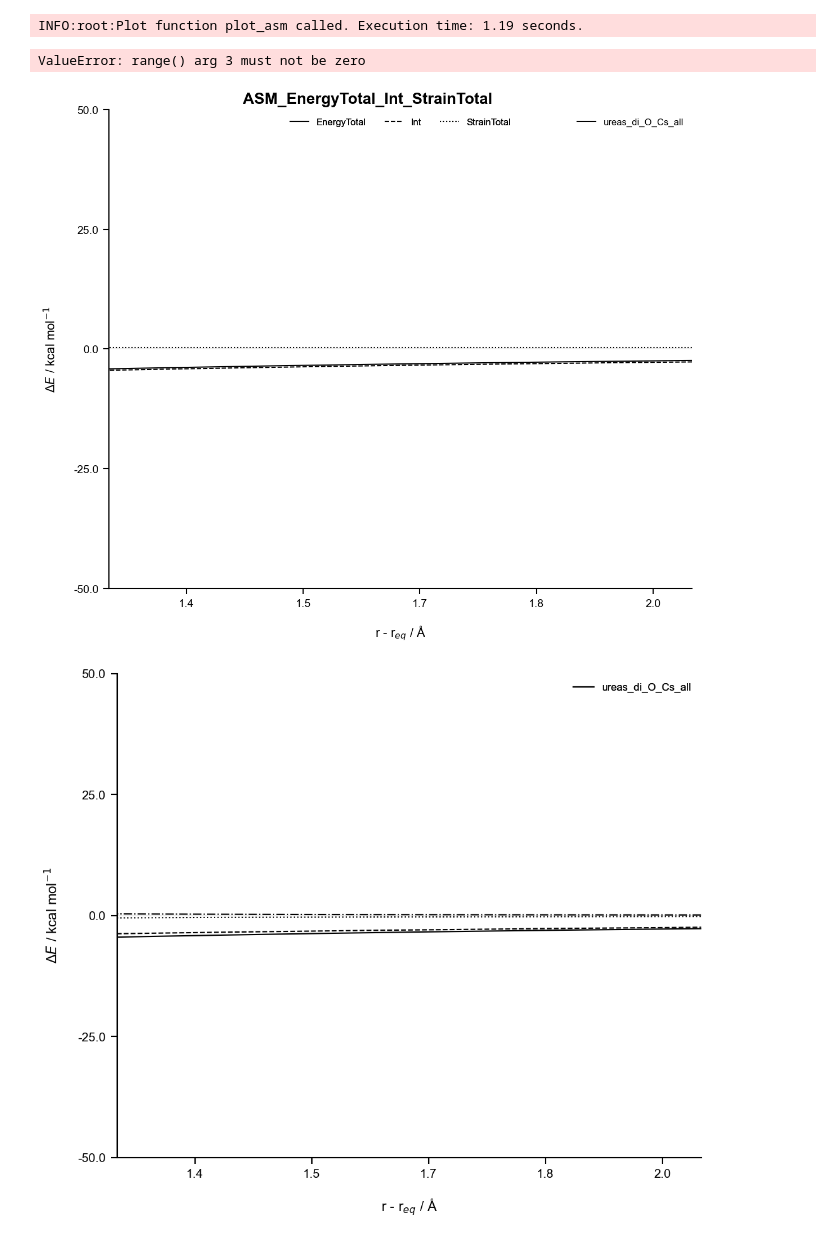
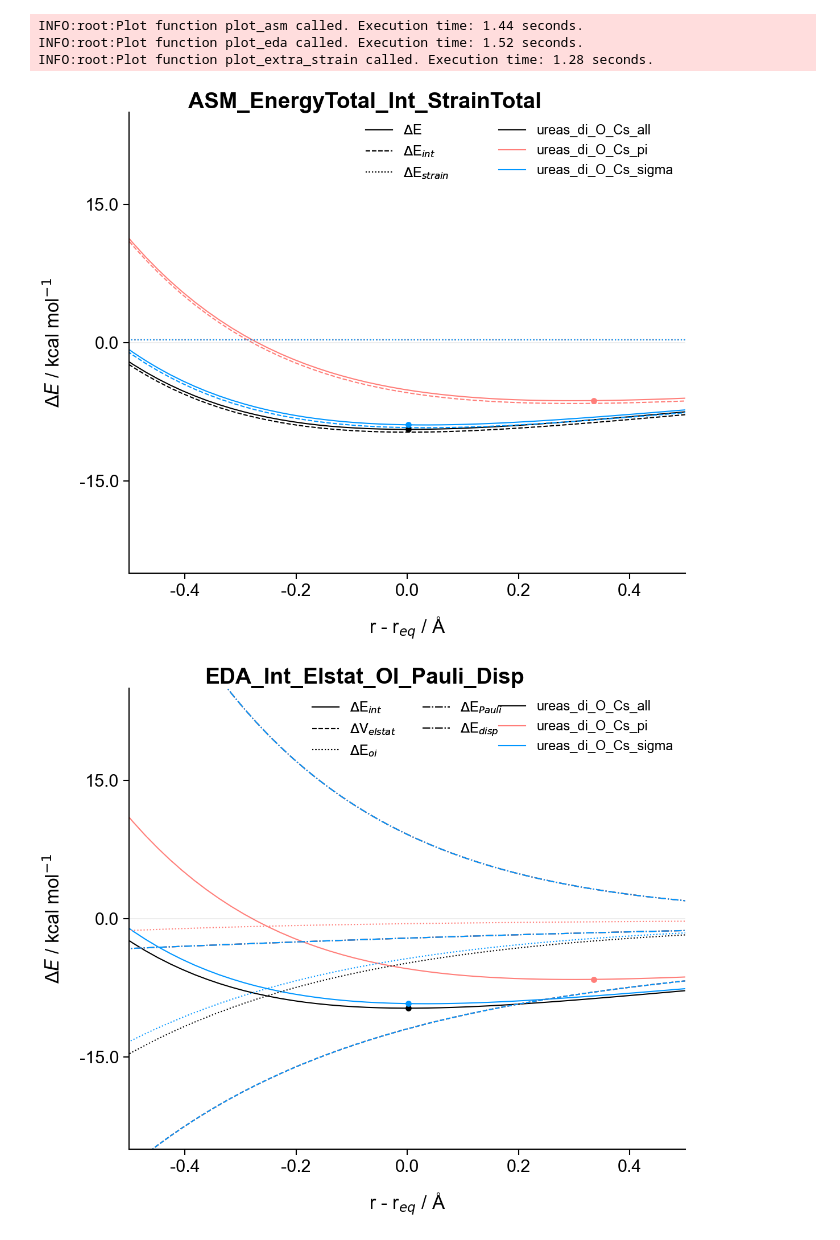
Before and after one commit to SiebeLeDe/pyfrag_plot, a Jupyter notebook: example/scripts/testing_pyfrag_plotter.ipynb, the cells around one changed output. Saved outputs shown, nothing was run; the diff lists cells and outputs as text; code cells hidden in the pictures.

Commit message:
Doc and config update

```diff
--- a/example/scripts/testing_pyfrag_plotter.ipynb
+++ b/example/scripts/testing_pyfrag_plotter.ipynb
@@ -18 +35,14 @@ From here, you can choose to plot or to interpolate. The plotting function will
+# %%
+current_dir_path = os.getcwd()
+pyfrag_dir = os.path.abspath(os.path.join(current_dir_path, ".."))
+plot_dir = os.path.join(current_dir_path, "Example_plots")
+config_file = os.path.join(current_dir_path, "example_config.ini")
+
+result_dirs = ["ureas_di_O_Cs_all", "ureas_di_O_Cs_pi", "ureas_di_O_Cs_sigma",]
+pyfrag_dirs = [os.path.join(pyfrag_dir, directory) for directory in result_dirs]
+
+irc_coord = ("bondlength_1", "r - r$_{eq}$ / Å")
+# irc_coord = ("bondlength_2", "r$_{cm}$ / Å")
+# irc_coord = ("bondlength_3", "$\Delta$r$_{X \cdot\cdot\cdot H}$ / Å")
+# irc_coord = ("bondlength_4", "r$_{X \cdot\cdot\cdot H}$ / Å")   # type: ignore # noqa: W605 since it is a LaTeX string
 # %% [markdown]
@@ -32,20 +51,0 @@ Now it is time to load the PyFrag output file and input file. This will create a
-# %%
-# First, initialize the config file
-initialize_pyfrag_plotter()
-
-# Next, specify the path to the pyfrag output directory and read in the input file and the output file
-base_results_path = "/Users/siebeld/Library/CloudStorage/OneDrive-VrijeUniversiteitAmsterdam/PhD/Projects/Squaramides/pyfrag_results"
-# base_results_path = r"C:\Users\siebb\VU_PhD\PhD\Projects\Squaramides\pyfrag_results"
-
-plot_dir = "/Users/siebeld/Library/CloudStorage/OneDrive-VrijeUniversiteitAmsterdam/PhD/Projects/Squaramides/Plots"
-# plot_dir = r"C:\Users\siebb\VU_PhD\PhD\Projects\Squaramides\Plots"
-
-# irc_coord = ("bondlength_1", "r - r$_{eq}$ / Å")
-# irc_coord = ("bondlength_2", "r$_{cm}$ / Å")
-# irc_coord = ("bondlength_3", "$\Delta$r$_{X \cdot\cdot\cdot H}$ / Å")
-irc_coord = ("bondlength_4", "r$_{X \cdot\cdot\cdot H}$ / Å")   # type: ignore # noqa: W605 since it is a LaTeX string
-
-result_dirs = ["ureas_di_O_Cs_all"]
-pyfrag_dirs = [os.path.join(base_results_path, directory) for directory in result_dirs]
-
-objs = [create_pyfrag_object_from_dir(pyfrag_dir) for pyfrag_dir in pyfrag_dirs]
@@ -58,11 +88,13 @@ Now let's do some plotting! Make an instance of the MultiPlotter by providing th
 # %%
-plot_dir = "/Users/siebeld/Desktop"
-plot_inst = Plotter("plot_all_O_tri_ureas", plot_dir, objs, ("bondlength_1",  "r - r$_{eq}$ / Å"))
-plot_inst.plot_asm()  # ["EnergyTotal"]
-plot_inst.plot_eda()
-plot_inst.plot_extra_strain()
+plot_inst = Plotter(name="plot_all_O_tri_ureas", plot_dir=plot_dir, pyfrag_objects=objs, irc_coord=("bondlength_1",  "r - r$_{eq}$ / Å"))
+
+with plot_inst as plotter:
+    plotter.plot_asm()  # ["EnergyTotal"]
+    plotter.plot_eda()
+    plotter.plot_extra_strain()
 # %% [output]
-INFO:root:Plot function plot_asm called. Execution time: 1.19 seconds.
+INFO:root:Plot function plot_asm called. Execution time: 1.44 seconds.
+INFO:root:Plot function plot_eda called. Execution time: 1.52 seconds.
+INFO:root:Plot function plot_extra_strain called. Execution time: 1.28 seconds.
-ValueError: range() arg 3 must not be zero
-[figure, old version]
+[figure, new version]
-[figure, old version]
+[figure, new version]
```
Also changed, not shown: parts of 15 cells of this notebook, 36 other files.
